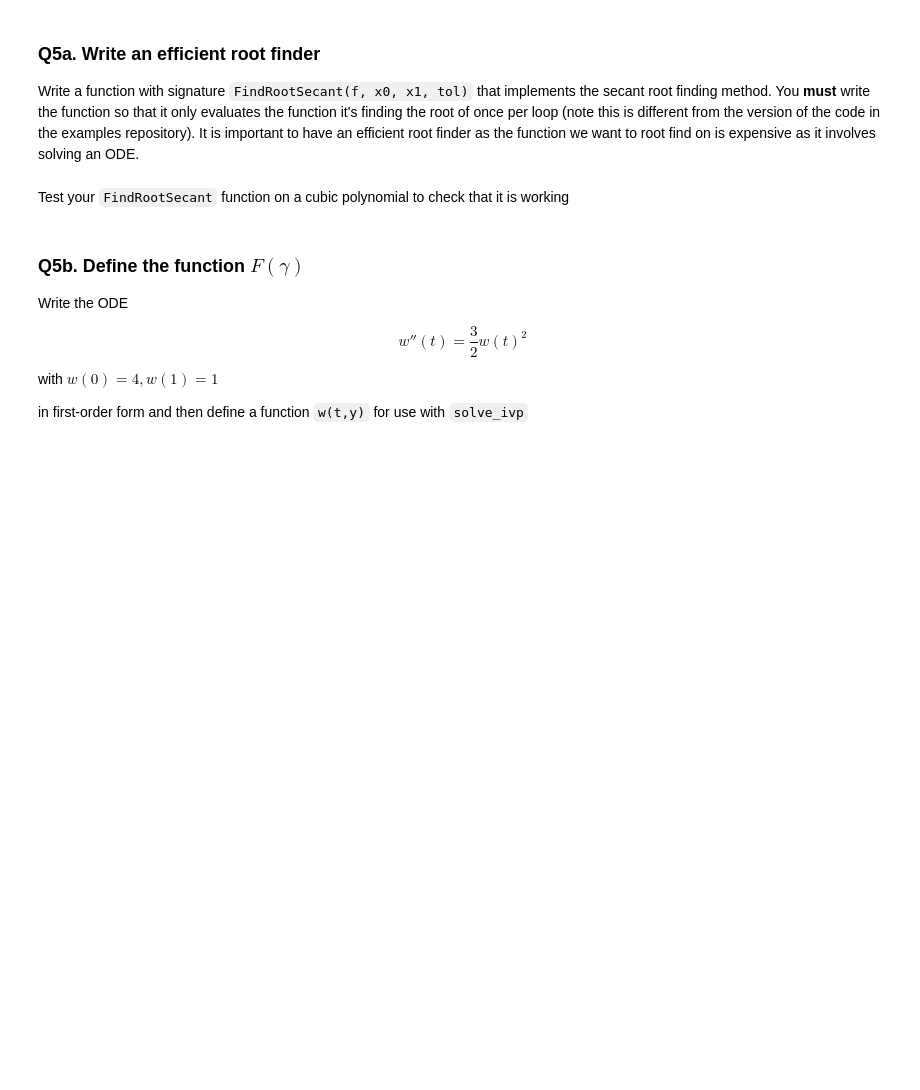
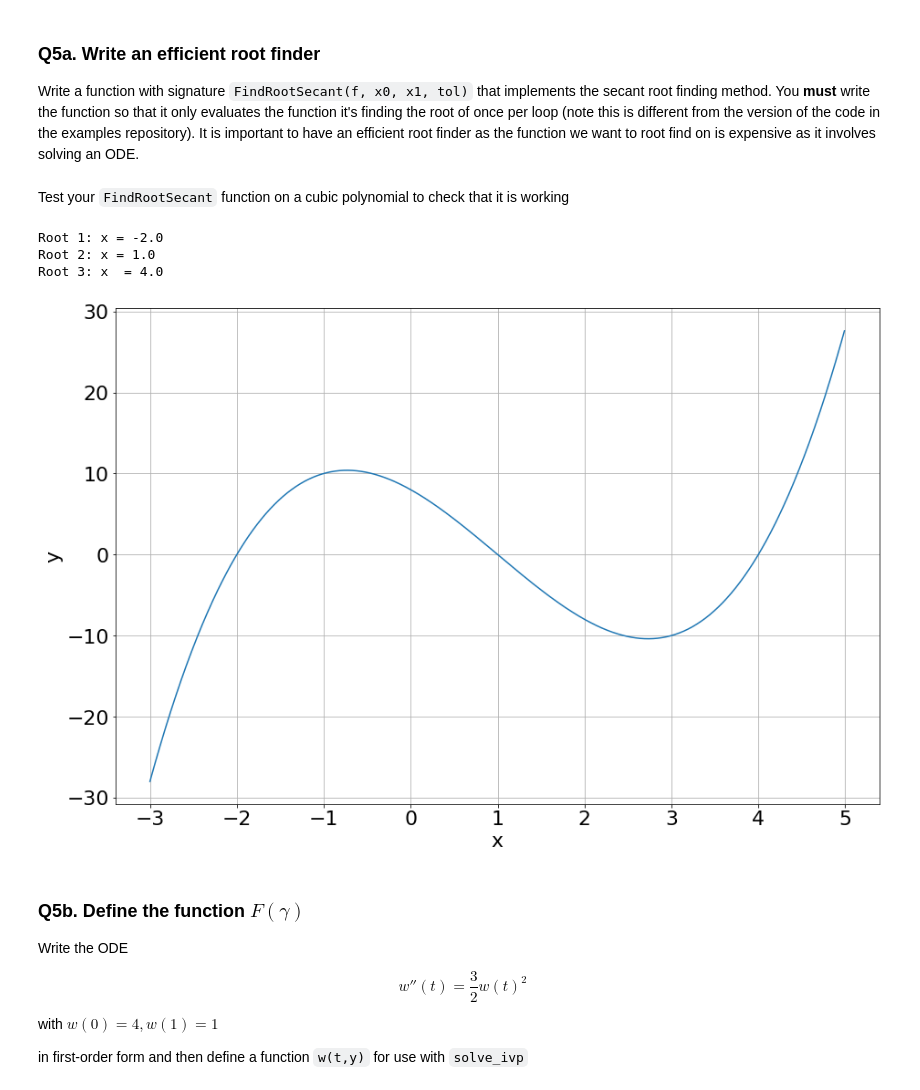
Before and after one commit to loby368/Computational-Science, a Jupyter notebook: Assignment 3/Assignment-3.ipynb, the cells around one changed output. Saved outputs shown, nothing was run; the diff lists cells and outputs as text; code cells hidden in the pictures; blank space fills up the shorter version.

```diff
--- a/Assignment 3/Assignment-3.ipynb
+++ b/Assignment 3/Assignment-3.ipynb
@@ -454,8 +455,57 @@ with $w(0) = 4, w(1) = 1$
 ### Q5a. Write an efficient root finder
 
 Write a function with signature ``FindRootSecant(f, x0, x1, tol)`` that implements the secant root finding method. You **must** write the function so that it only evaluates the function it's finding the root of once per loop (note this is different from the version of the code in the examples repository). It is important to have an efficient root finder as the function we want to root find on is expensive as it involves solving an ODE.
+# %%
+def FindRootSecant(f, x0, x1, n, tol): # (function to find root of, initial xn-1, initial xn, number of iterations)
+    i = 0
+    xim1 = x0
+    xi = x1
+
+    while i < n:
+
+        # Evaluate function once per loop
+        fi = f(xi)
+        fim1 = f(xim1)
+
+        #Prevent errors when denominator is very small as we approach root
+        if(np.abs(fi - fim1) < tol ):
+            break
+
+        # Calculate next value xn+1
+        xi1  = xi - fi*(xi - xim1)/(fi - fim1)
+
+        # Update the last two steps
+        xim1 = xi
+        xi = xi1
+
+        i += 1
+
+    return xi1
 # %% [markdown]
 Test your ``FindRootSecant`` function on a cubic polynomial to check that it is working
+# %%
+#Define random cubic polynomial with nice roots
+def f(x):
+    return x**3 - 3*x**2 - 6*x + 8
+
+x = np.arange(-3, 5, 0.01)
+y = f(x)
+
+plt.plot(x, y)
+plt.grid(True)
+plt.xlabel('x')
+plt.ylabel('y')
+
+#Use FindRootSecant to evaluate roots
+r1 = FindRootSecant(f, -4, -3, 10, 10**-12)
+r2 = FindRootSecant(f, -0.5, 0, 10, 10**-12)
+r3 = FindRootSecant(f, 3, 3.5, 10, 10**-12)
+print('Root 1: x = %.1f \nRoot 2: x = %.1f \nRoot 3: x  = %.1f' %(r1, r2, r3))
+# %% [output]
+Root 1: x = -2.0
+Root 2: x = 1.0
+Root 3: x  = 4.0
+[figure, added]
 # %% [markdown]
 ### Q5b. Define the function $F(\gamma)$
 
```
Also changed, not shown: parts of 14 cells of this notebook.
